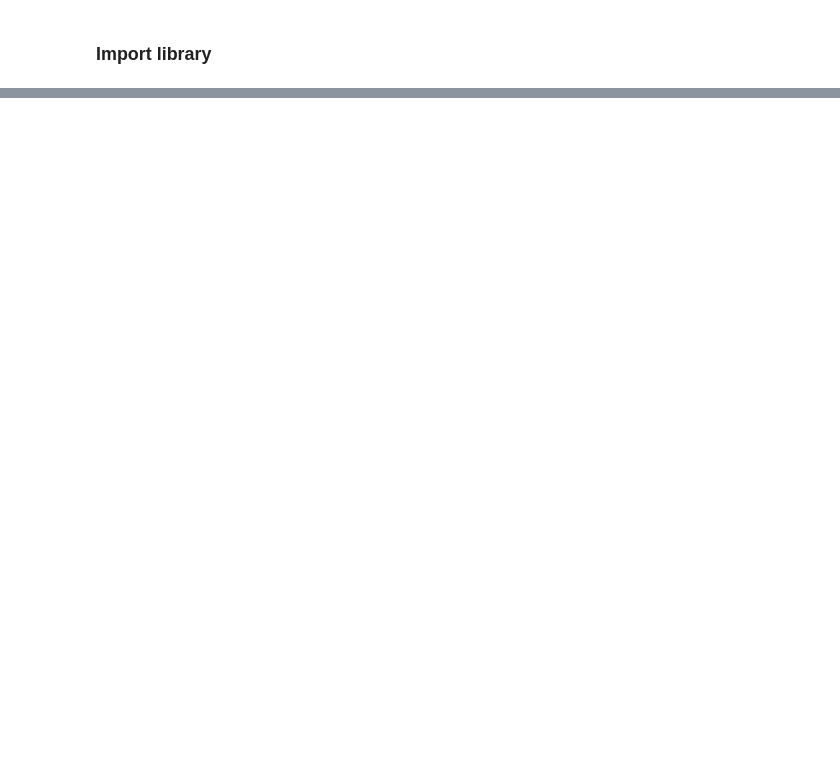
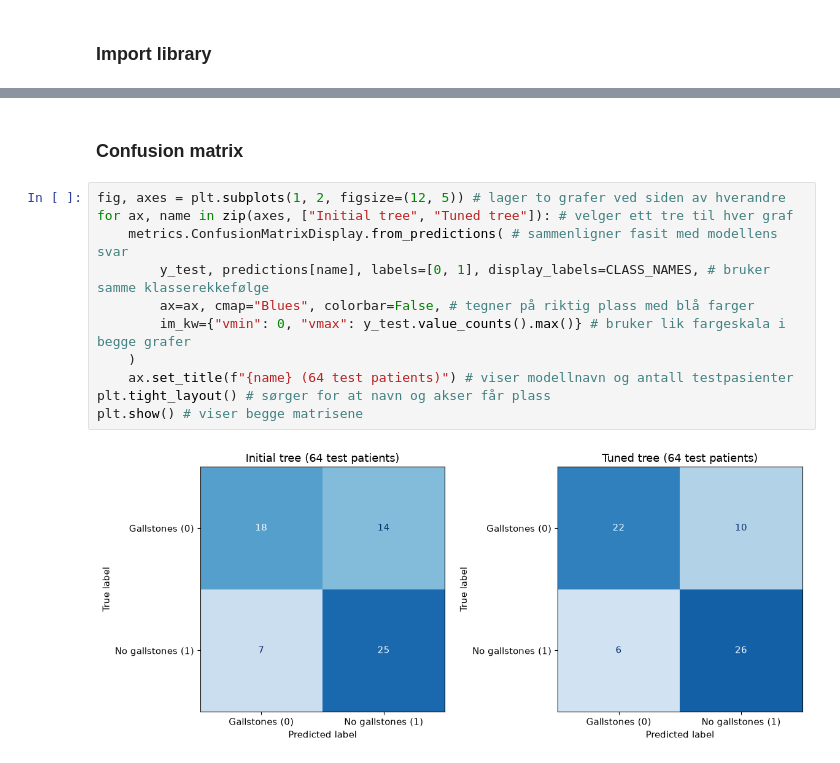
Before and after one commit to aaamainorg/dat540-group1, a Jupyter notebook: Model_decision_tree_dev.ipynb, the cells around one changed output, grey strips where cells are left out. Cells and saved outputs as stored; diff of their text form; blank space fills up the shorter version.

```diff
--- a/Model_decision_tree_dev.ipynb
+++ b/Model_decision_tree_dev.ipynb
@@ -133,0 +160,15 @@ testOut.head()
+# %% [markdown]
+### Confusion matrix
+# %%
+fig, axes = plt.subplots(1, 2, figsize=(12, 5)) # lager to grafer ved siden av hverandre
+for ax, name in zip(axes, ["Initial tree", "Tuned tree"]): # velger ett tre til hver graf
+    metrics.ConfusionMatrixDisplay.from_predictions( # sammenligner fasit med modellens svar
+        y_test, predictions[name], labels=[0, 1], display_labels=CLASS_NAMES, # bruker samme klasserekkefølge
+        ax=ax, cmap="Blues", colorbar=False, # tegner på riktig plass med blå farger
+        im_kw={"vmin": 0, "vmax": y_test.value_counts().max()} # bruker lik fargeskala i begge grafer
+    )
+    ax.set_title(f"{name} (64 test patients)") # viser modellnavn og antall testpasienter
+plt.tight_layout() # sørger for at navn og akser får plass
+plt.show() # viser begge matrisene
+# %% [output]
+[figure, added]
```
Also changed, not shown: parts of 30 cells of this notebook.
